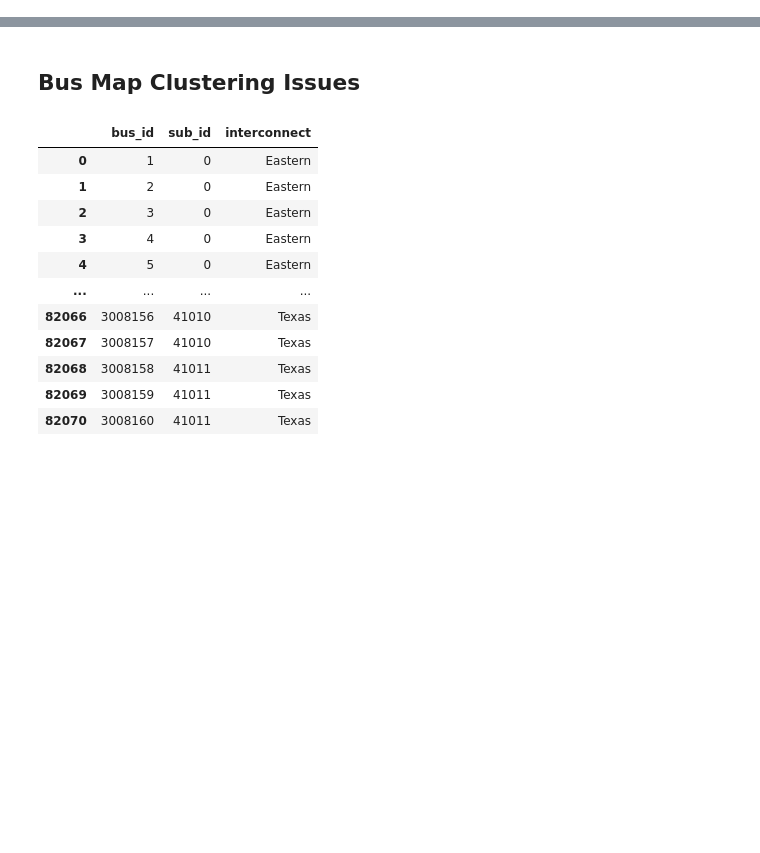
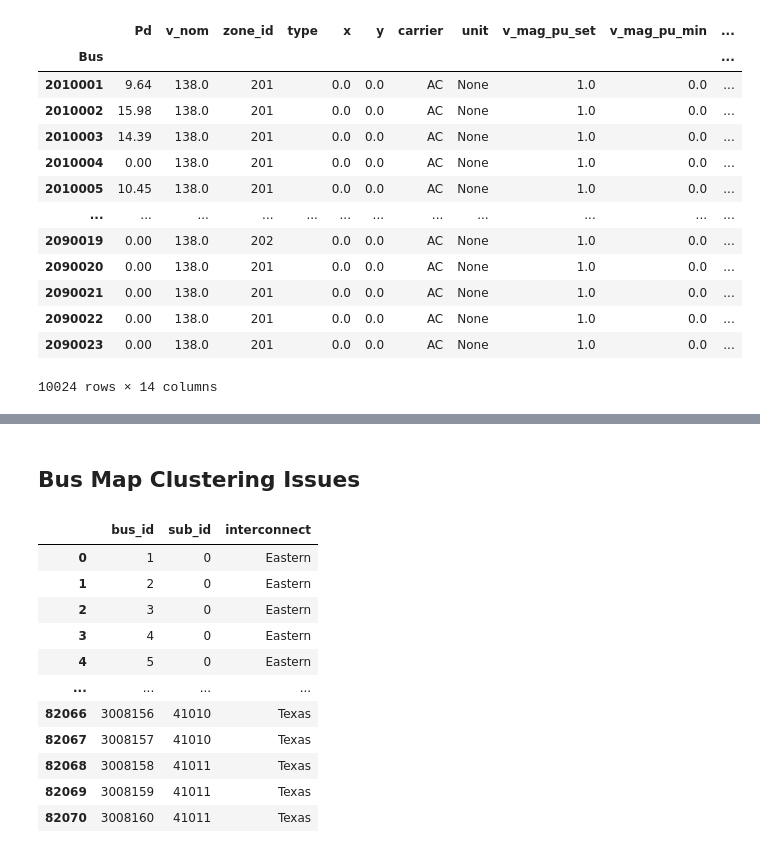
Before and after one commit to PyPSA/pypsa-usa, a Jupyter notebook: workflow/notebooks/Analyze_Networks.ipynb, the cells around one changed output, grey strips where cells are left out. Drawn from its saved outputs; the diff is of its cells as text; code cells hidden in the pictures; blank space fills up the shorter version.

```diff
--- a/workflow/notebooks/Analyze_Networks.ipynb
+++ b/workflow/notebooks/Analyze_Networks.ipynb
@@ -32,3 +30,27 @@ INFO:pypsa.io:Imported network elec_s_50.nc has buses, carriers, generators, lin
+# %%
+bus2sub = pd.read_csv('/Users/kamrantehranchi/Local_Documents/pypsa-breakthroughenergy-usa/workflow/data/base_grid/bus2sub.csv')
+sub = pd.read_csv('/Users/kamrantehranchi/Local_Documents/pypsa-breakthroughenergy-usa/workflow/data/base_grid/sub.csv')
+# %%
+df_full =  n_full.buses
+df_full['bus_id'] = df_full.index.astype(int)
+df_full = pd.merge(df_full, bus2sub,on='bus_id',how='left')
+df_full = pd.merge(df_full, sub, on='sub_id',how='left')
+df_full.to_csv('full_network_buses.csv')
+# %% [output]
+|  | Pd | v_nom | zone_id | type | x | y | carrier | unit | v_mag_pu_set | v_mag_pu_min | ... |
+| Bus |  |  |  |  |  |  |  |  |  |  | ... |
+| 2010001 | 9.64 | 138.0 | 201 |  | 0.0 | 0.0 | AC | None | 1.0 | 0.0 | ... |
+| 2010002 | 15.98 | 138.0 | 201 |  | 0.0 | 0.0 | AC | None | 1.0 | 0.0 | ... |
+| 2010003 | 14.39 | 138.0 | 201 |  | 0.0 | 0.0 | AC | None | 1.0 | 0.0 | ... |
+| 2010004 | 0.00 | 138.0 | 201 |  | 0.0 | 0.0 | AC | None | 1.0 | 0.0 | ... |
+| 2010005 | 10.45 | 138.0 | 201 |  | 0.0 | 0.0 | AC | None | 1.0 | 0.0 | ... |
+| ... | ... | ... | ... | ... | ... | ... | ... | ... | ... | ... | ... |
+| 2090019 | 0.00 | 138.0 | 202 |  | 0.0 | 0.0 | AC | None | 1.0 | 0.0 | ... |
+| 2090020 | 0.00 | 138.0 | 201 |  | 0.0 | 0.0 | AC | None | 1.0 | 0.0 | ... |
+| 2090021 | 0.00 | 138.0 | 201 |  | 0.0 | 0.0 | AC | None | 1.0 | 0.0 | ... |
+| 2090022 | 0.00 | 138.0 | 201 |  | 0.0 | 0.0 | AC | None | 1.0 | 0.0 | ... |
+| 2090023 | 0.00 | 138.0 | 201 |  | 0.0 | 0.0 | AC | None | 1.0 | 0.0 | ... |
+10024 rows × 14 columns
 # %%
 n_clustered.iplot(mapbox=True,
                   mapbox_token='pk.eyJ1Ijoia3RlaHJhbmNoaSIsImEiOiJjbDJzNW5kdHMwaGJzM2pudDBsazZ5am80In0.hQfjJnhiiO1-YcJEEpN-1A',
```
Also changed, not shown: parts of 5 cells of this notebook, 8 other files.
